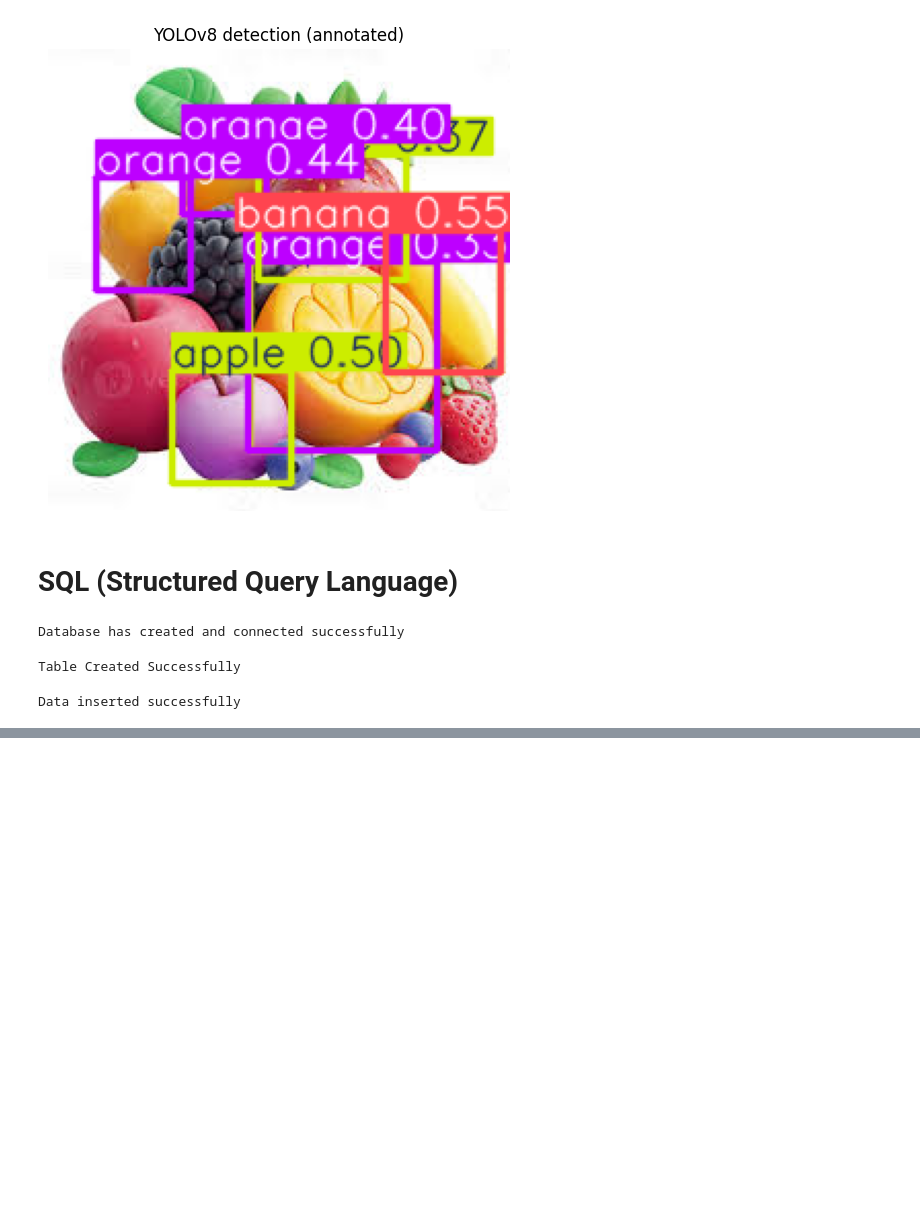
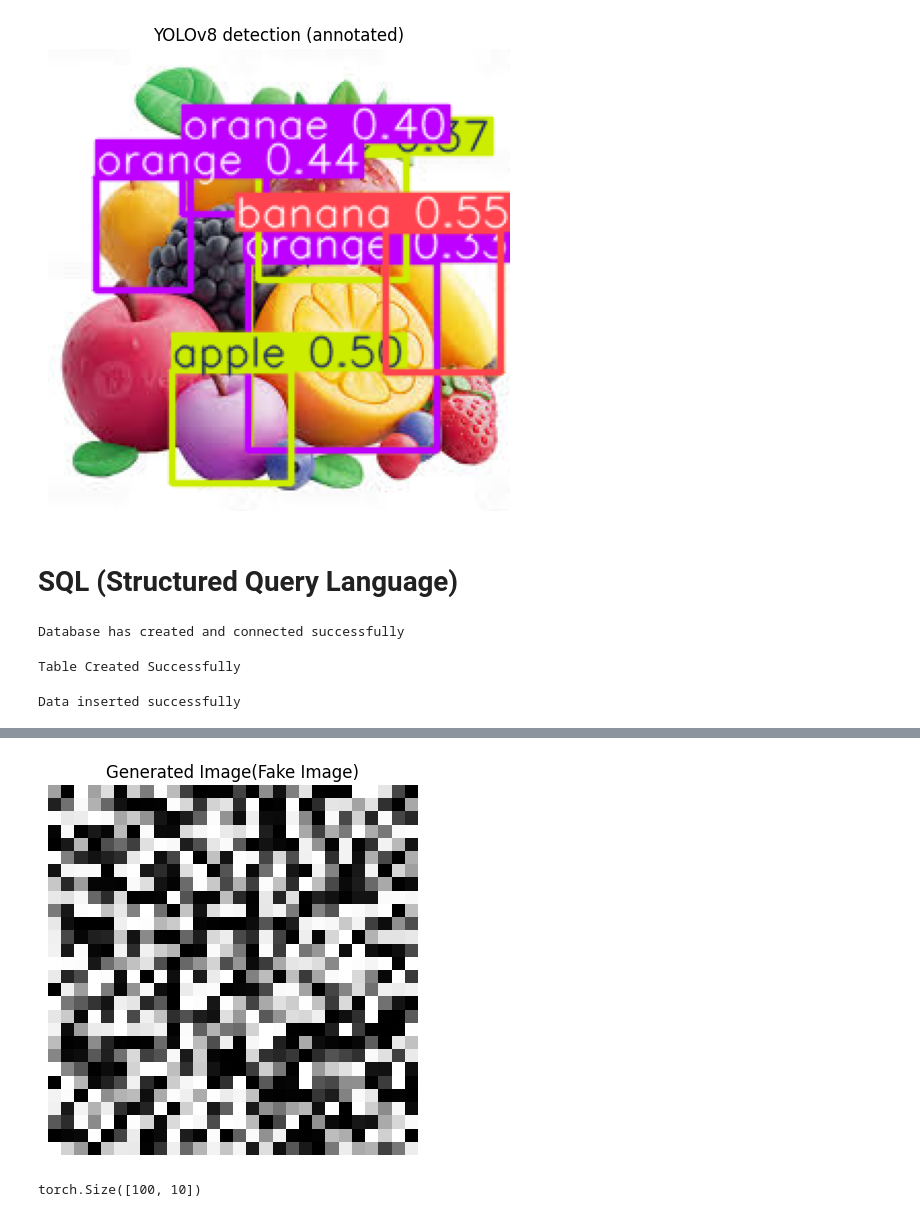
Before and after one commit to pedd1-Srividya/DS-AI-ML-And-Web-Devolopment-Practice, a Jupyter notebook: AI.ipynb, the cells around one changed output, grey strips where cells are left out. Cells and saved outputs as stored; diff of their text form; code cells hidden in the pictures; blank space fills up the shorter version.

```diff
--- a/AI.ipynb
+++ b/AI.ipynb
@@ -518,0 +1237,20 @@ Data inserted successfully
+# %%
+# @title Step3: Simulate a simple Generator Function
+def simple_generator(noise):
+  # Apply a simple transformation (nonlinear activation + scaling)
+  generated=torch.tanh(noise * 2)
+  return generated
+
+# Image from 1990-45kb
+# Upload the image to AI model (transforms the image)
+# 45kb - 400kb
+# %%
+# @title Step4: Pass noise through the generator
+improved_img=simple_generator(noise)
+# Display the generated Image
+plt.imshow(improved_img.detach(),cmap='gray')
+plt.title('Generated Image(Fake Image)')
+plt.axis('off')
+plt.show()
+# %% [output]
+[figure, added]
@@ -518,0 +1305,8 @@ Data inserted successfully
+# %%
+# @title Step 2: Create Synthetic Data
+# Autoencoders do not need labels
+# They learn by trying to reconstruct the input itself.
+data=torch.randn(100,10) # 100 samples,each with 10 features
+print(data.shape)
+# %% [output]
+torch.Size([100, 10])
```
Also changed, not shown: parts of 55 cells of this notebook.
